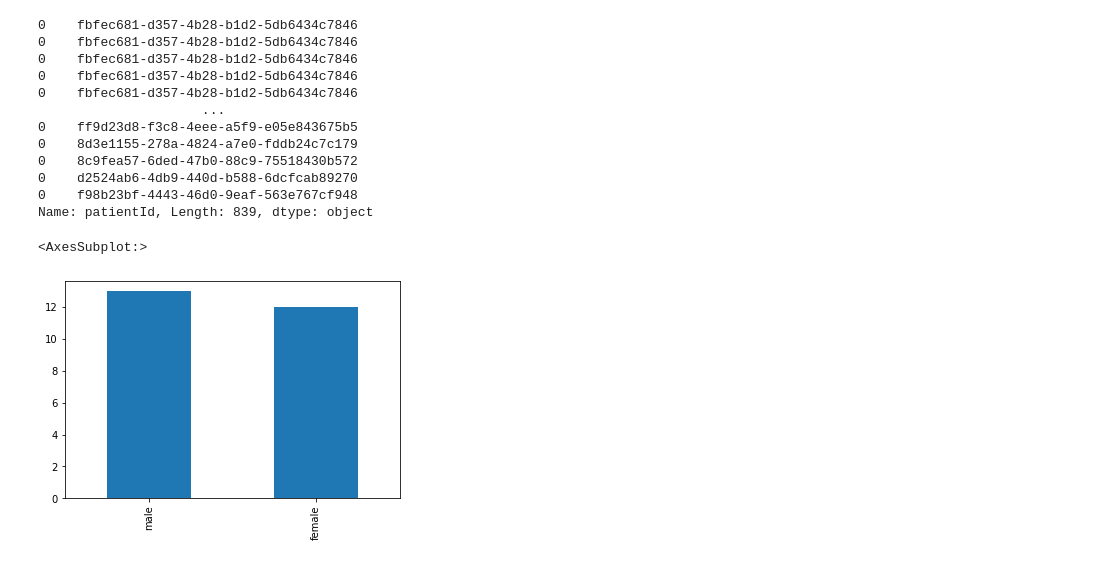
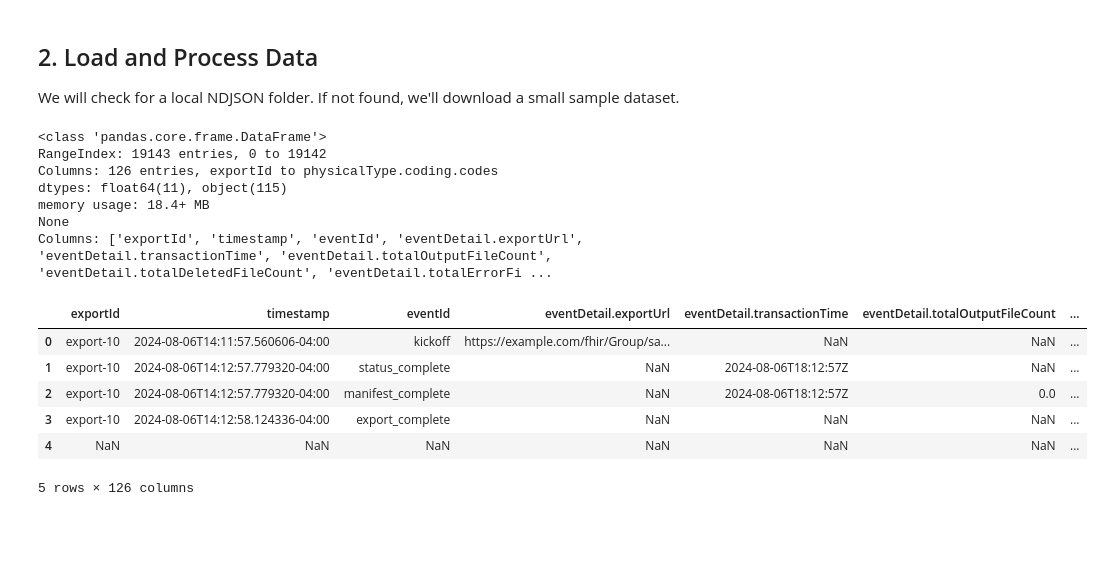
Before and after one commit to dermatologist/fhiry, a Jupyter notebook: notebooks/ndjson.ipynb, the cells around one changed output. Drawn from its saved outputs; the diff is of its cells as text; code cells hidden in the pictures; blank space fills up the shorter version.

Commit message:
Merge branch 'feature/example-notebooks-3'

```diff
--- a/notebooks/ndjson.ipynb
+++ b/notebooks/ndjson.ipynb
@@ -45,20 +22,33 @@ Index(['resourceType', 'id', 'status', 'reasonReference', 'code.text',
-# %%
-print(df['patientId'])
-# %% [output]
-0    fbfec681-d357-4b28-b1d2-5db6434c7846
-0    fbfec681-d357-4b28-b1d2-5db6434c7846
-0    fbfec681-d357-4b28-b1d2-5db6434c7846
-0    fbfec681-d357-4b28-b1d2-5db6434c7846
-0    fbfec681-d357-4b28-b1d2-5db6434c7846
-                     ...
-0    ff9d23d8-f3c8-4eee-a5f9-e05e843675b5
-0    8d3e1155-278a-4824-a7e0-fddb24c7c179
-0    8c9fea57-6ded-47b0-88c9-75518430b572
-0    d2524ab6-4db9-440d-b588-6dcfcab89270
-0    f98b23bf-4443-46d0-9eaf-563e767cf948
-Name: patientId, Length: 839, dtype: object
-# %%
-df['gender'].value_counts().plot(kind='bar')
-# %% [output]
-<AxesSubplot:>
-[figure, removed]
+# %% [markdown]
+## 2. Load and Process Data
+
+We will check for a local NDJSON folder. If not found, we'll download a small sample dataset.
+# %%
+
+# 10 Patients sample (Small)
+# SAMPLE_DATA_URL = "https://github.com/smart-on-fhir/sample-bulk-fhir-datasets/archive/refs/heads/10-patients.zip"
+# Unzip to ./sample_data and remove log.ngjson after extraction
+LOCAL_DATA_DIR = "./sample_data"
+
+
+# Process NDJSON files into a pandas DataFrame
+df = fp.ndjson(LOCAL_DATA_DIR)
+
+print(df.info())
+print("Columns:", df.columns.tolist())
+df.head()
+# %% [output]
+<class 'pandas.core.frame.DataFrame'>
+RangeIndex: 19143 entries, 0 to 19142
+Columns: 126 entries, exportId to physicalType.coding.codes
+dtypes: float64(11), object(115)
+memory usage: 18.4+ MB
+None
+Columns: ['exportId', 'timestamp', 'eventId', 'eventDetail.exportUrl', 'eventDetail.transactionTime', 'eventDetail.totalOutputFileCount', 'eventDetail.totalDeletedFileCount', 'eventDetail.totalErrorFi ...
+|  | exportId | timestamp | eventId | eventDetail.exportUrl | eventDetail.transactionTime | eventDetail.totalOutputFileCount | ... |
+| 0 | export-10 | 2024-08-06T14:11:57.560606-04:00 | kickoff | https://example.com/fhir/Group/sa... | NaN | NaN | ... |
+| 1 | export-10 | 2024-08-06T14:12:57.779320-04:00 | status_complete | NaN | 2024-08-06T18:12:57Z | NaN | ... |
+| 2 | export-10 | 2024-08-06T14:12:57.779320-04:00 | manifest_complete | NaN | 2024-08-06T18:12:57Z | 0.0 | ... |
+| 3 | export-10 | 2024-08-06T14:12:58.124336-04:00 | export_complete | NaN | NaN | NaN | ... |
+| 4 | NaN | NaN | NaN | NaN | NaN | NaN | ... |
+5 rows × 126 columns
```
Also changed, not shown: parts of 9 cells of this notebook, 3 other files.
